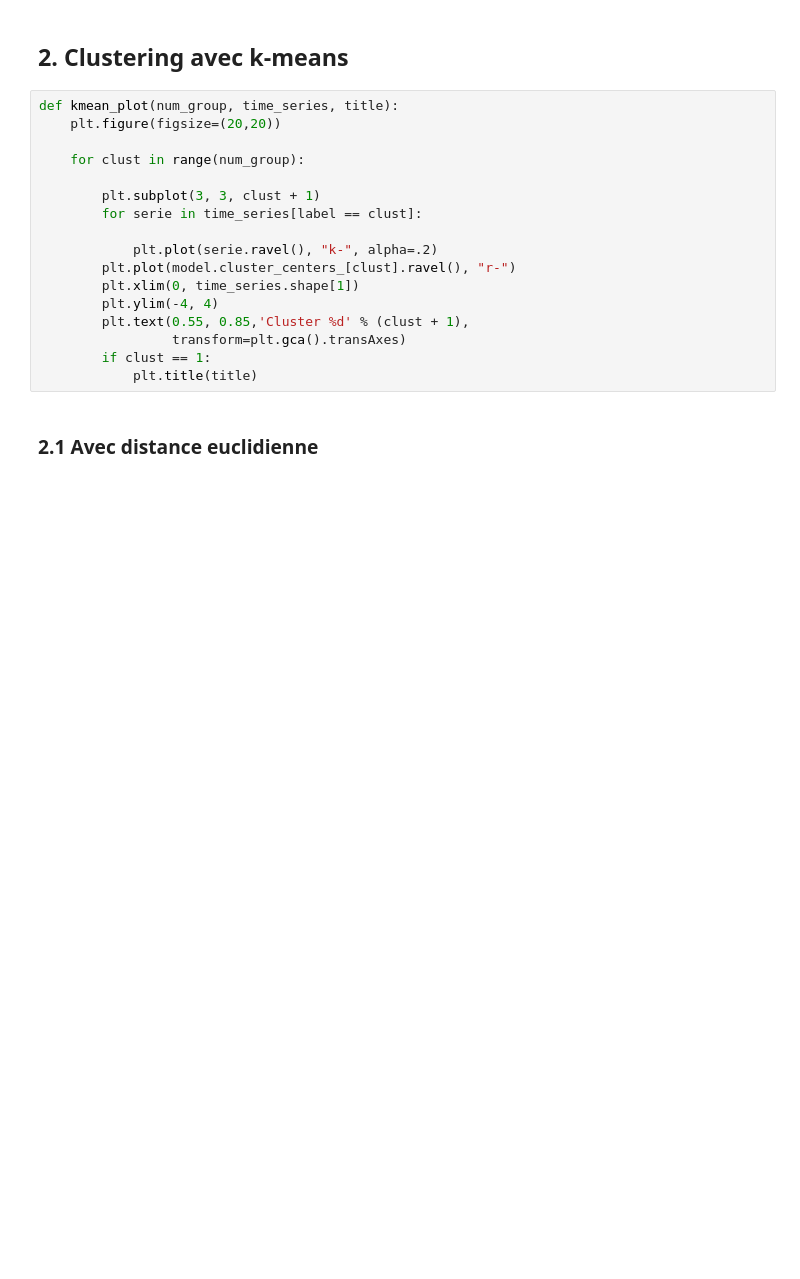
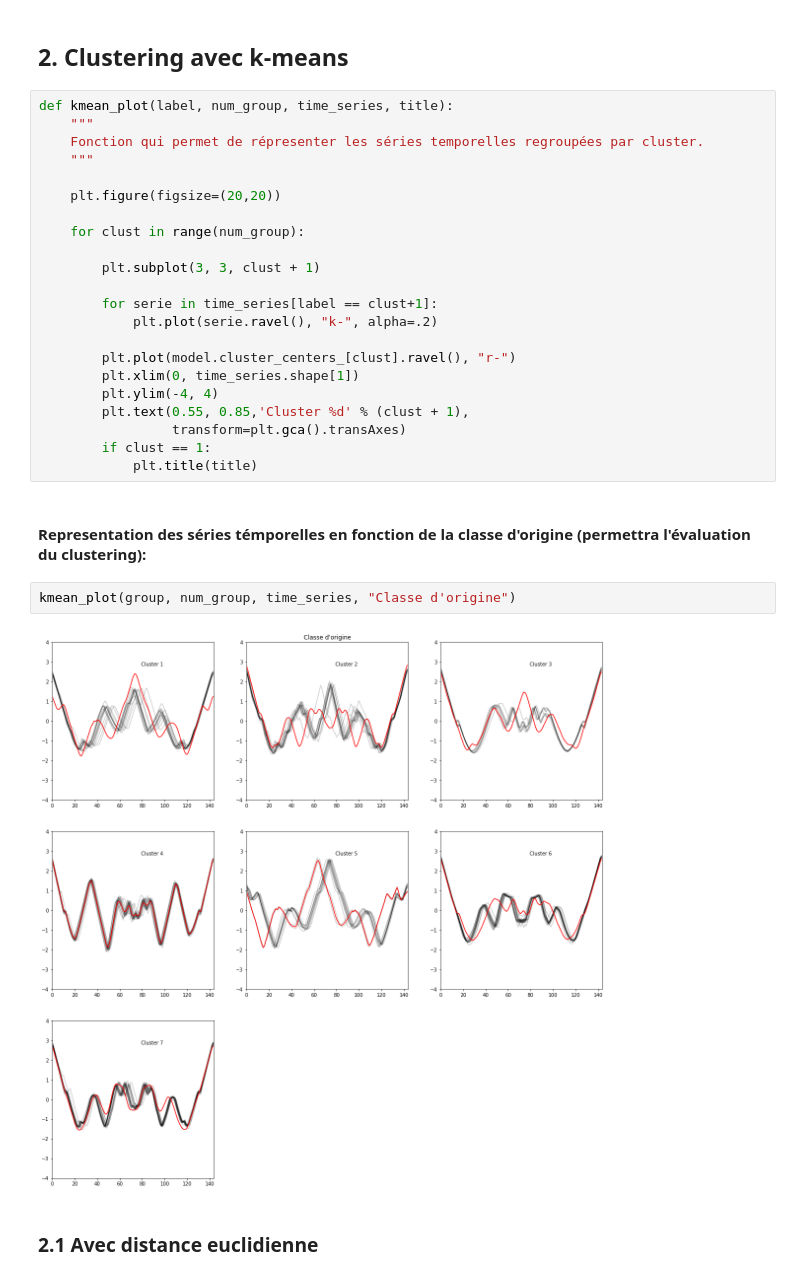
Before and after one commit to TommasoBarberis/Decouverte-de-connaissances-dans-les-donnees, a Jupyter notebook: TP_DTW/clustering_time-series.ipynb, the cells around one changed output. Cells and saved outputs as stored; diff of their text form; blank space fills up the shorter version.

```diff
--- a/TP_DTW/clustering_time-series.ipynb
+++ b/TP_DTW/clustering_time-series.ipynb
@@ -130,15 +124,20 @@ adjusted_rand_score(clust, group)
 # %% [markdown]
 ## 2. Clustering avec k-means
 # %%
-def kmean_plot(num_group, time_series, title):
+def kmean_plot(label, num_group, time_series, title):
+    """
+    Fonction qui permet de répresenter les séries temporelles regroupées par cluster.
+    """
+
     plt.figure(figsize=(20,20))
 
     for clust in range(num_group):
 
         plt.subplot(3, 3, clust + 1)
-        for serie in time_series[label == clust]:
 
+        for serie in time_series[label == clust+1]:
             plt.plot(serie.ravel(), "k-", alpha=.2)
+
         plt.plot(model.cluster_centers_[clust].ravel(), "r-")
         plt.xlim(0, time_series.shape[1])
         plt.ylim(-4, 4)
@@ -146,6 +145,12 @@ def kmean_plot(num_group, time_series, title):
                  transform=plt.gca().transAxes)
         if clust == 1:
             plt.title(title)
+# %% [markdown]
+#### Representation des séries témporelles en fonction de la classe d'origine (permettra l'évaluation du clustering):
+# %%
+kmean_plot(group, num_group, time_series, "Classe d'origine")
+# %% [output]
+[figure, added]
 # %% [markdown]
 ### 2.1 Avec distance euclidienne
 # %%
```
Also changed, not shown: parts of 15 cells of this notebook.
